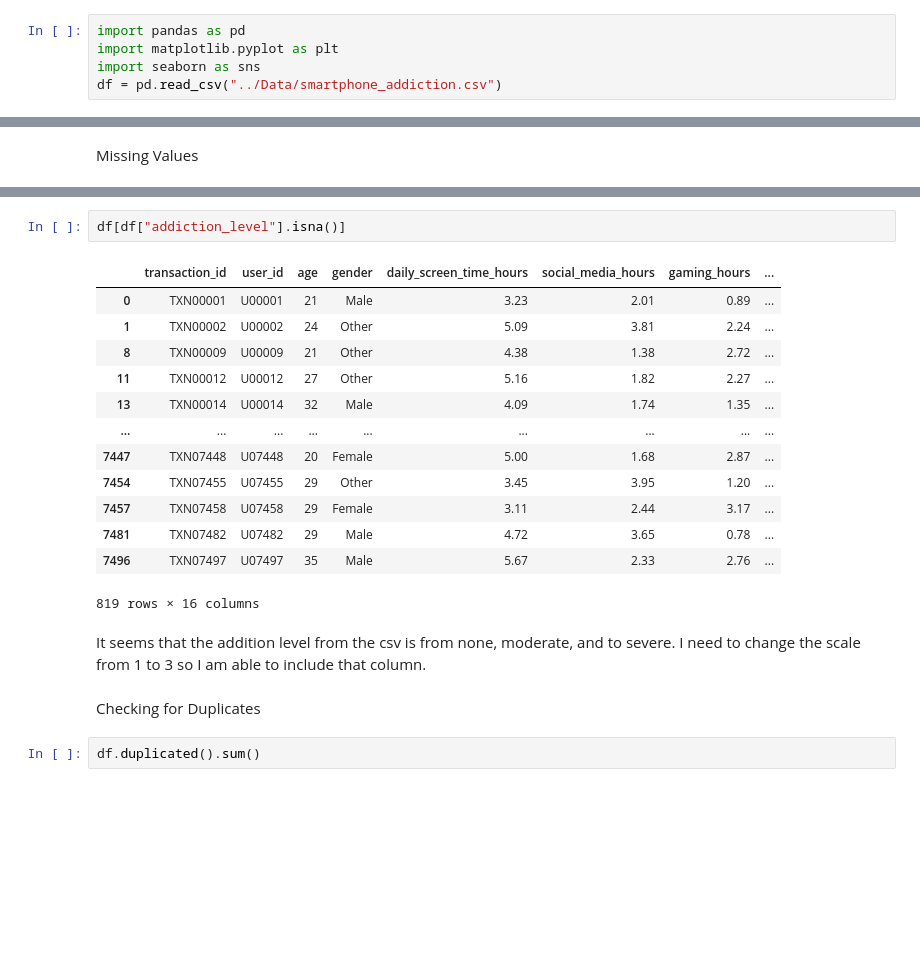
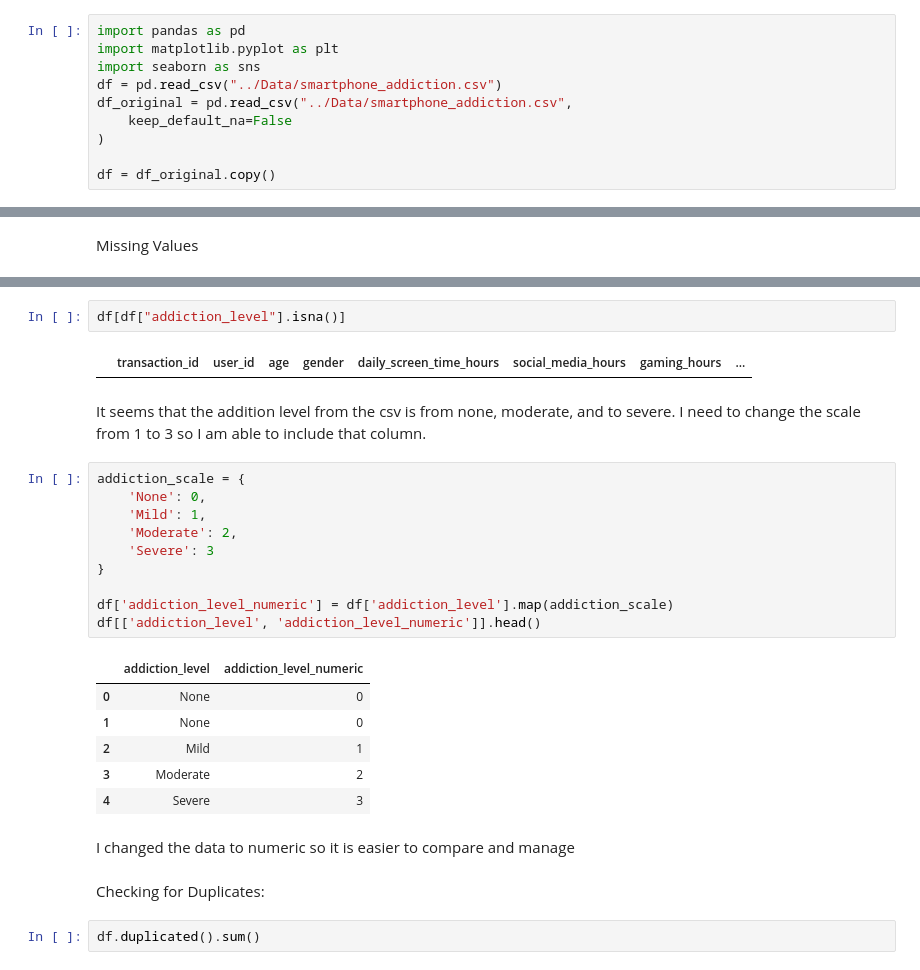
Before and after one commit to BuiltbyJaime/digital_wellbeing_smartphone_dependence_analysis, a Jupyter notebook: Notebooks/smartphone_addiction_analysis.ipynb, the cells around one changed output, grey strips where cells are left out. Saved outputs shown, nothing was run; the diff lists cells and outputs as text; blank space fills up the shorter version.

```diff
--- a/Notebooks/smartphone_addiction_analysis.ipynb
+++ b/Notebooks/smartphone_addiction_analysis.ipynb
@@ -9,6 +9,11 @@ import pandas as pd
 import matplotlib.pyplot as plt
 import seaborn as sns
 df = pd.read_csv("../Data/smartphone_addiction.csv")
+df_original = pd.read_csv("../Data/smartphone_addiction.csv",
+    keep_default_na=False
+)
+
+df = df_original.copy()
 # %%
 df.head()
 # %% [output]
@@ -192,22 +198,29 @@ dtype: int64
 df[df["addiction_level"].isna()]
 # %% [output]
 |  | transaction_id | user_id | age | gender | daily_screen_time_hours | social_media_hours | gaming_hours | ... |
-| 0 | TXN00001 | U00001 | 21 | Male | 3.23 | 2.01 | 0.89 | ... |
-| 1 | TXN00002 | U00002 | 24 | Other | 5.09 | 3.81 | 2.24 | ... |
-| 8 | TXN00009 | U00009 | 21 | Other | 4.38 | 1.38 | 2.72 | ... |
-| 11 | TXN00012 | U00012 | 27 | Other | 5.16 | 1.82 | 2.27 | ... |
-| 13 | TXN00014 | U00014 | 32 | Male | 4.09 | 1.74 | 1.35 | ... |
-| ... | ... | ... | ... | ... | ... | ... | ... | ... |
-| 7447 | TXN07448 | U07448 | 20 | Female | 5.00 | 1.68 | 2.87 | ... |
-| 7454 | TXN07455 | U07455 | 29 | Other | 3.45 | 3.95 | 1.20 | ... |
-| 7457 | TXN07458 | U07458 | 29 | Female | 3.11 | 2.44 | 3.17 | ... |
-| 7481 | TXN07482 | U07482 | 29 | Male | 4.72 | 3.65 | 0.78 | ... |
-| 7496 | TXN07497 | U07497 | 35 | Male | 5.67 | 2.33 | 2.76 | ... |
-819 rows × 16 columns
 # %% [markdown]
 It seems that the addition level from the csv is from none, moderate, and to severe.  I need to change the scale from 1 to 3 so I am able to include that column.
+# %%
+addiction_scale = {
+    'None': 0,
+    'Mild': 1,
+    'Moderate': 2,
+    'Severe': 3
+}
+
+df['addiction_level_numeric'] = df['addiction_level'].map(addiction_scale)
+df[['addiction_level', 'addiction_level_numeric']].head()
+# %% [output]
+|  | addiction_level | addiction_level_numeric |
+| 0 | None | 0 |
+| 1 | None | 0 |
+| 2 | Mild | 1 |
+| 3 | Moderate | 2 |
+| 4 | Severe | 3 |
+# %% [markdown]
+I changed the data to numeric so it is easier to compare and manage
 # %% [markdown]
-Checking for Duplicates
+Checking for Duplicates:
 # %%
 df.duplicated().sum()
 # %% [output]
```
Also changed, not shown: parts of 36 cells of this notebook, 2 other files.
